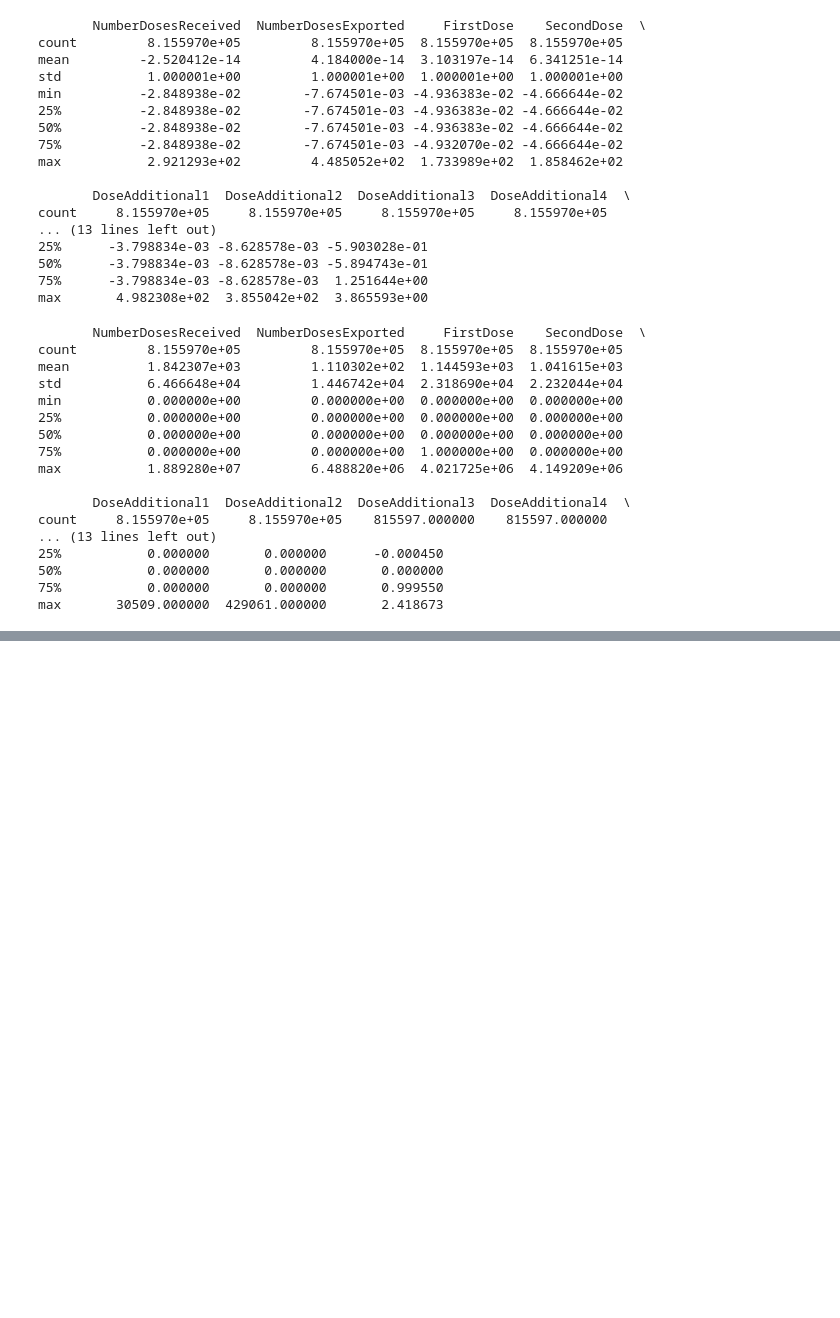
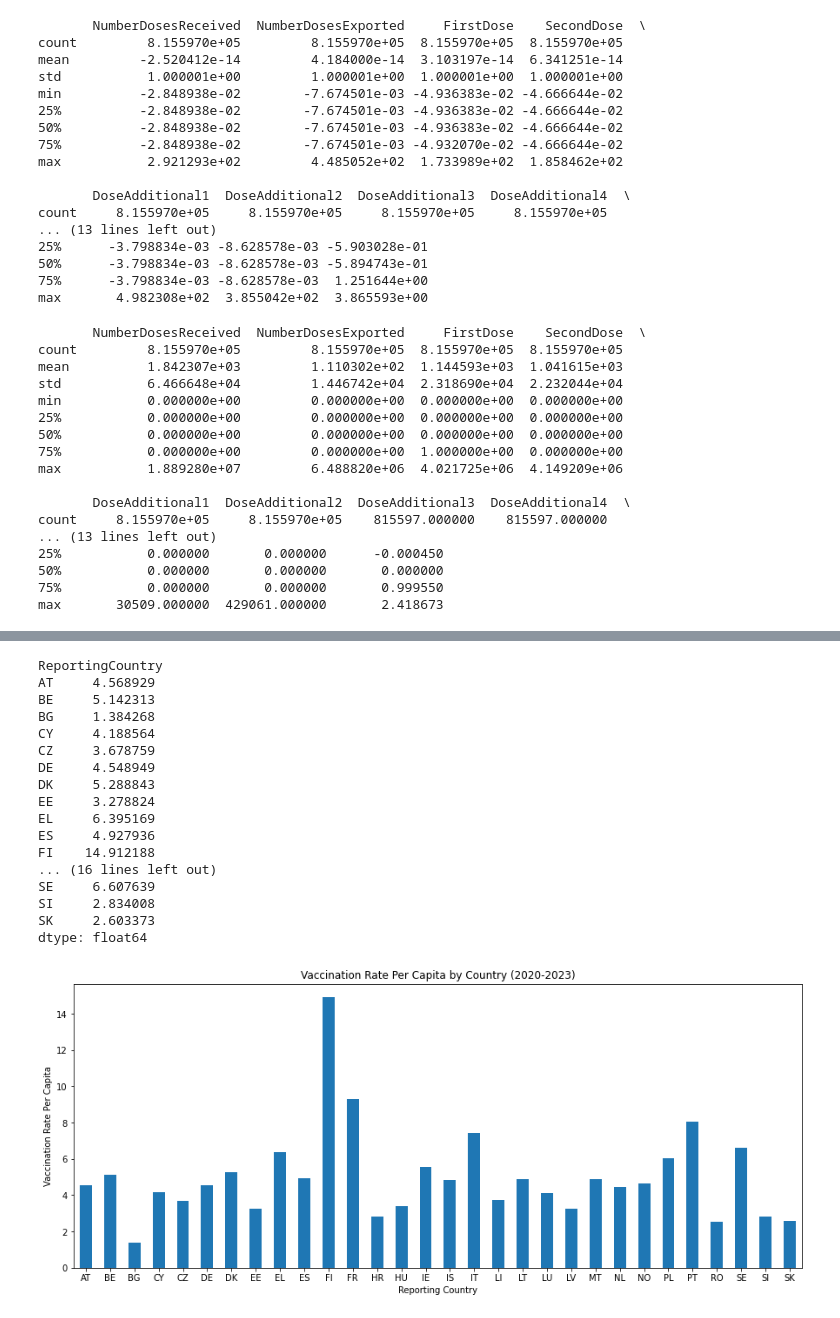
Before and after one commit to cctdoug/Data-Exploration-Prep-CA1, a Jupyter notebook: PAIR_CA1_Data_Exploration.ipynb, the cells around one changed output, grey strips where cells are left out. Drawn from its saved outputs; the diff is of its cells as text; code cells hidden in the pictures; blank space fills up the shorter version.

```diff
--- a/PAIR_CA1_Data_Exploration.ipynb
+++ b/PAIR_CA1_Data_Exploration.ipynb
@@ -227,0 +319,53 @@ max       30509.000000  429061.000000       2.418673
+# %%
+# EDA - Vaccination Rate Per Capita by Country
+
+# Ensure the 'TotalDoses' column is present and correctly calculated
+df["TotalDoses"] = (
+    df["FirstDose"]
+    + df["SecondDose"]
+    + df["DoseAdditional1"]
+    + df["DoseAdditional2"]
+    + df["DoseAdditional3"]
+    + df["DoseAdditional4"]
+    + df["DoseAdditional5"]
+    + df["UnknownDose"]
+)
+
+# Calculate the mean population for each ReportingCountry
+mean_population = df.groupby("ReportingCountry")["Population"].mean()
+
+# Sum the total doses for each ReportingCountry
+total_doses_by_country = df.groupby("ReportingCountry")["TotalDoses"].sum()
+
+# Calculate the vaccination rate per capita by dividing the total doses by the mean population
+vaccination_rate_per_capita = total_doses_by_country / mean_population
+
+print(vaccination_rate_per_capita)
+
+# Plot the vaccination rate per capita
+vaccination_rate_per_capita.plot(kind="bar", figsize=(15, 6))
+plt.title("Vaccination Rate Per Capita by Country (2020-2023)")
+plt.ylabel("Vaccination Rate Per Capita")
+plt.xlabel("Reporting Country")
+plt.xticks(rotation=0)
+
+plt.show()
+# %% [output]
+ReportingCountry
+AT     4.568929
+BE     5.142313
+BG     1.384268
+CY     4.188564
+CZ     3.678759
+DE     4.548949
+DK     5.288843
+EE     3.278824
+EL     6.395169
+ES     4.927936
+FI    14.912188
+... (16 lines left out)
+SE     6.607639
+SI     2.834008
+SK     2.603373
+dtype: float64
+[figure, added]
```
Also changed, not shown: parts of 13 cells of this notebook.
